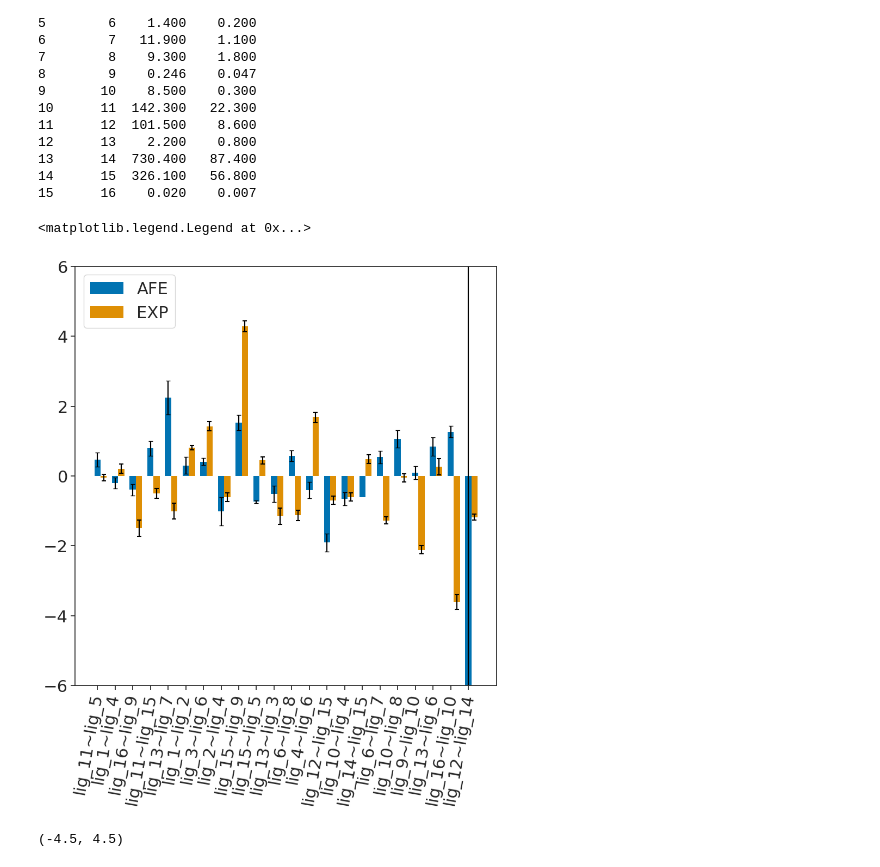
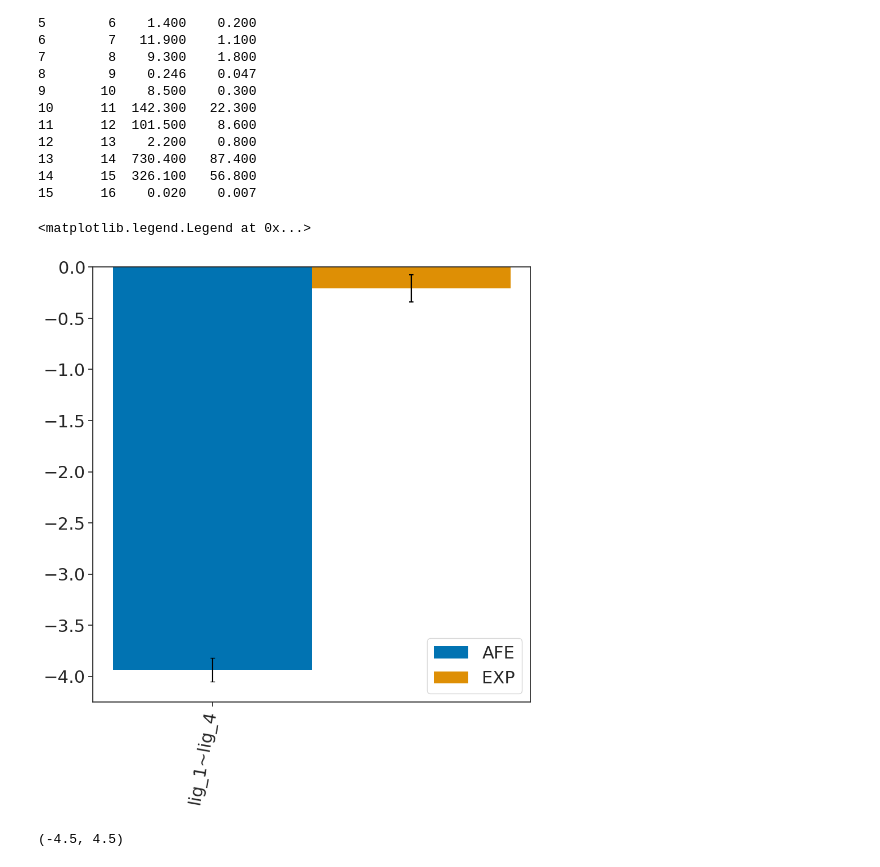
Before and after one commit to meyresearch/metalloenzymes, a Jupyter notebook: scripts/quick_analyse_somd.ipynb, the cells around one changed output. Drawn from its saved outputs; the diff is of its cells as text; code cells hidden in the pictures.

```diff
--- a/scripts/quick_analyse_somd.ipynb
+++ b/scripts/quick_analyse_somd.ipynb
@@ -29,9 +35,35 @@ def get_experimental_error(error_a, ki_a, error_b, ki_b):
     fraction = ki_b / ki_a
     fraction_error = fraction * np.sqrt((error_b / ki_b) ** 2 + (error_a / ki_a) ** 2)
     return (_K_B * _TEMPERATURE * fraction_error / fraction) * _N_A / 4184
+# %%
+free_directory = "/home/jguven/projects/metalloenzymes/kpc2/outputs/SOMD/lig_1~lig_4/unbound/"
+bound_directory = "/home/jguven/projects/metalloenzymes/kpc2/outputs/SOMD/lig_1~lig_4/bound/"
+
+header_file = "/home/jguven/projects/metalloenzymes/scripts/simfile_header.txt"
+with open(header_file, "r") as file:
+    header = file.readlines()
+
+unbound_simfiles = glob.glob(free_directory + "lambda_*/simfile.dat")
+bound_simfiles = glob.glob(bound_directory + "lambda_*/simfile.dat")
+
+for simfile in unbound_simfiles:
+    with open(simfile, "r+") as file:
+        data = file.readlines()
+        file.seek(0, 0)
+        header_and_data = header + data
+        file.writelines(header_and_data)
+
+for simfile in bound_simfiles:
+    with open(simfile, "r+") as file:
+        data = file.readlines()
+        file.seek(0, 0)
+        header_and_data = header + data
+        file.writelines(header_and_data)
+# %%
+pmf_bound, overlap_matrix_bound = bss.FreeEnergy.Relative.analyse(bound_directory)
+pmf_free, overlap_matrix_free = bss.FreeEnergy.Relative.analyse(free_directory)
 # %%
-paths = ["/home/jguven/projects/metalloenzymes/kpc2/outputs/SOMD/lig_1~lig_2/",
-         "/home/jguven/projects/metalloenzymes/kpc2/outputs/SOMD/lig_1~lig_4/"]
+paths = ["/home/jguven/projects/metalloenzymes/kpc2/outputs/SOMD/lig_1~lig_4/"]
 analysis_file = "../kpc2/afe/somd_results_analysis.txt"
 with open(analysis_file, "w") as file:
     for path in paths:
@@ -155,9 +137,9 @@ experimental_free_energies = []
 experimental_errors = []
 for i in range(len(first_indices)):
     i_1, i_2 = first_indices[i], second_indices[i]
-    experimental_free_energy = inhibition_to_ddg(experimental_ki[i_2], experimental_ki[i_1]) # Which way around should these be???
+    experimental_free_energy = inhibition_to_ddg(experimental_ki[i_1], experimental_ki[i_2]) # Which way around should these be???
     # error_a, ki_a, error_b, ki_b
-    experimental_error = get_experimental_error(experimental_ki_error[i_2], experimental_ki[i_2], experimental_ki_error[i_1], experimental_ki[i_1])
+    experimental_error = get_experimental_error(experimental_ki_error[i_1], experimental_ki[i_1], experimental_ki_error[i_2], experimental_ki[i_2])
     experimental_free_energies.append(experimental_free_energy)
     experimental_errors.append(experimental_error)
 # %%
@@ -176,35 +158,35 @@ plt.bar(x_label_locations - bar_width / 2,
 
 (_, caps, _) = plt.errorbar(x_label_locations - bar_width / 2,
                             free_energy_differences,
                             color="black",
                             yerr=free_energy_errors,
                             capsize=3,
                             linestyle="")
 
 plt.bar(x_label_locations + bar_width / 2,
         height=experimental_free_energies,
         width=bar_width,
         yerr=experimental_errors,
         label="EXP",
         # color="#0099AB",
         linewidth=0)
 
 (_, caps, _) = plt.errorbar(x_label_locations + bar_width / 2,
                             experimental_free_energies,
                             color="black",
                             yerr=experimental_errors,
                             capsize=3,
                             linestyle="")
 
 for cap in caps:
     cap.set_color("black")
     cap.set_markeredgewidth(1.5)
-plt.ylim(-6, 6)
+# plt.ylim(-6, 6)
 plt.xticks(x_label_locations - bar_width / 2, perturbations, rotation=80, ha="center")
 plt.legend()
 # %% [output]
 <matplotlib.legend.Legend at 0x...>
-[figure, old version]
+[figure, new version]
 # %%
 plt.figure(figsize=(10, 10))
 sns.set(context="notebook", palette="colorblind", style="ticks", font_scale=2)
```
Also changed, not shown: parts of 4 cells of this notebook, 23 other files.
